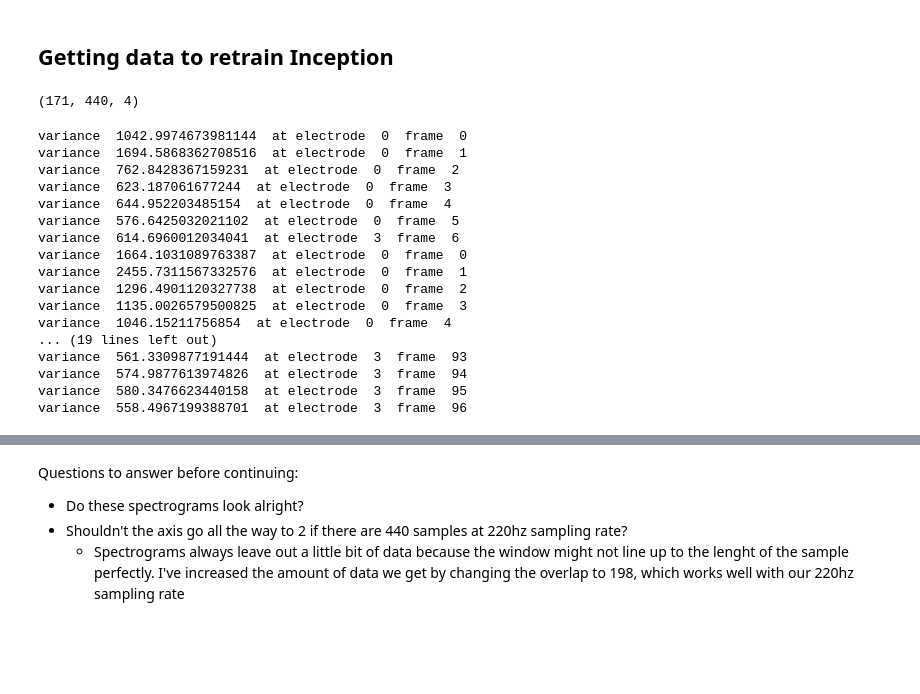
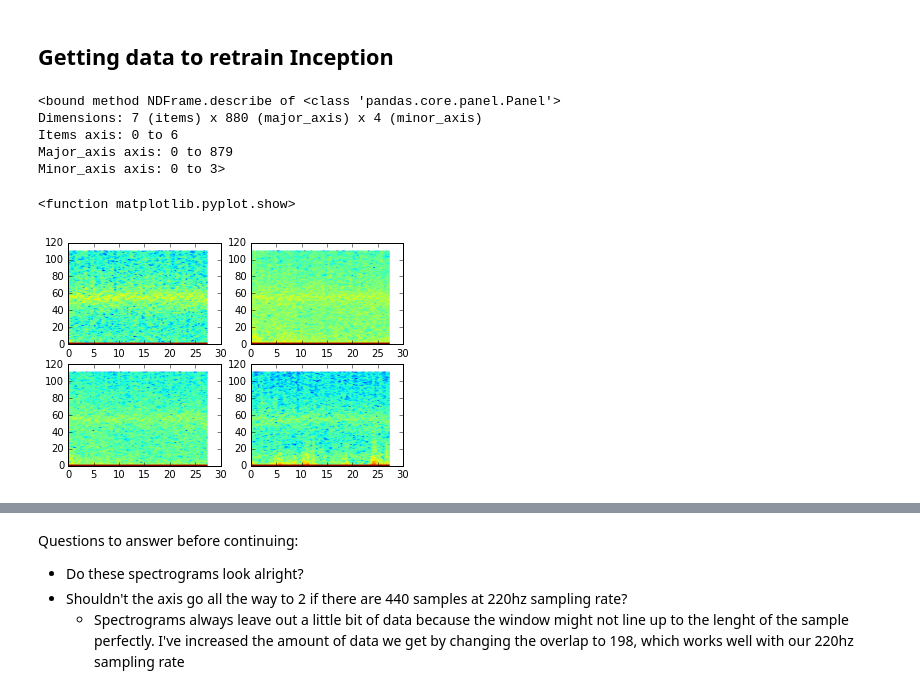
Before and after one commit to NeuroTechX/neurodoro, a Jupyter notebook: classifier/eyes_open-closed_inception_classifier.ipynb, the cells around one changed output, grey strips where cells are left out. Cells and saved outputs as stored; diff of their text form; code cells hidden in the pictures; blank space fills up the shorter version.

```diff
--- a/classifier/eyes_open-closed_inception_classifier.ipynb
+++ b/classifier/eyes_open-closed_inception_classifier.ipynb
@@ -51,9 +51,13 @@ open_panel = pd.Panel(split_open_data)
 closed_panel = pd.Panel(split_closed_data)
 
 
-open_panel.shape
+closed_panel.describe
 # %% [output]
-(171, 440, 4)
+<bound method NDFrame.describe of <class 'pandas.core.panel.Panel'>
+Dimensions: 7 (items) x 880 (major_axis) x 4 (minor_axis)
+Items axis: 0 to 6
+Major_axis axis: 0 to 879
+Minor_axis axis: 0 to 3>
 # %%
 # Remove epochs with too much variance
 
@@ -66,24 +70,29 @@ def removeNoise(panel):
                 break
     return panel
 
-closed_panel = removeNoise(closed_panel)
+#closed_panel = removeNoise(closed_panel)
 
-open_panel = removeNoise(open_panel)
+#open_panel = removeNoise(open_panel)
-# %% [output]
-variance  1042.9974673981144  at electrode  0  frame  0
-variance  1694.5868362708516  at electrode  0  frame  1
-variance  762.8428367159231  at electrode  0  frame  2
-variance  623.187061677244  at electrode  0  frame  3
-variance  644.952203485154  at electrode  0  frame  4
-variance  576.6425032021102  at electrode  0  frame  5
-variance  614.6960012034041  at electrode  3  frame  6
-variance  1664.1031089763387  at electrode  0  frame  0
-variance  2455.7311567332576  at electrode  0  frame  1
-variance  1296.4901120327738  at electrode  0  frame  2
-variance  1135.0026579500825  at electrode  0  frame  3
-variance  1046.15211756854  at electrode  0  frame  4
-... (19 lines left out)
-variance  561.3309877191444  at electrode  3  frame  93
-variance  574.9877613974826  at electrode  3  frame  94
-variance  580.3476623440158  at electrode  3  frame  95
-variance  558.4967199388701  at electrode  3  frame  96
+# %%
+# Let's a take a look at what this kind of data looks like
+
+%matplotlib inline
+
+plt.figure()
+
+plt.subplot(2,2,1)
+plt.specgram(closed_data['Channel 1'], NFFT=256, Fs=220, noverlap=198)
+
+plt.subplot(2,2,2)
+plt.specgram(closed_data['Channel 2'], NFFT=256, Fs=220, noverlap=198)
+
+plt.subplot(2,2,3)
+plt.specgram(closed_data['Channel 3'], NFFT=256, Fs=220, noverlap=198)
+
+plt.subplot(2,2,4)
+plt.specgram(closed_data['Channel 4'], NFFT=256, Fs=220, noverlap=198)
+
+plt.show
+# %% [output]
+<function matplotlib.pyplot.show>
+[figure, added]
```
Also changed, not shown: parts of 4 cells of this notebook, 5 other files.
